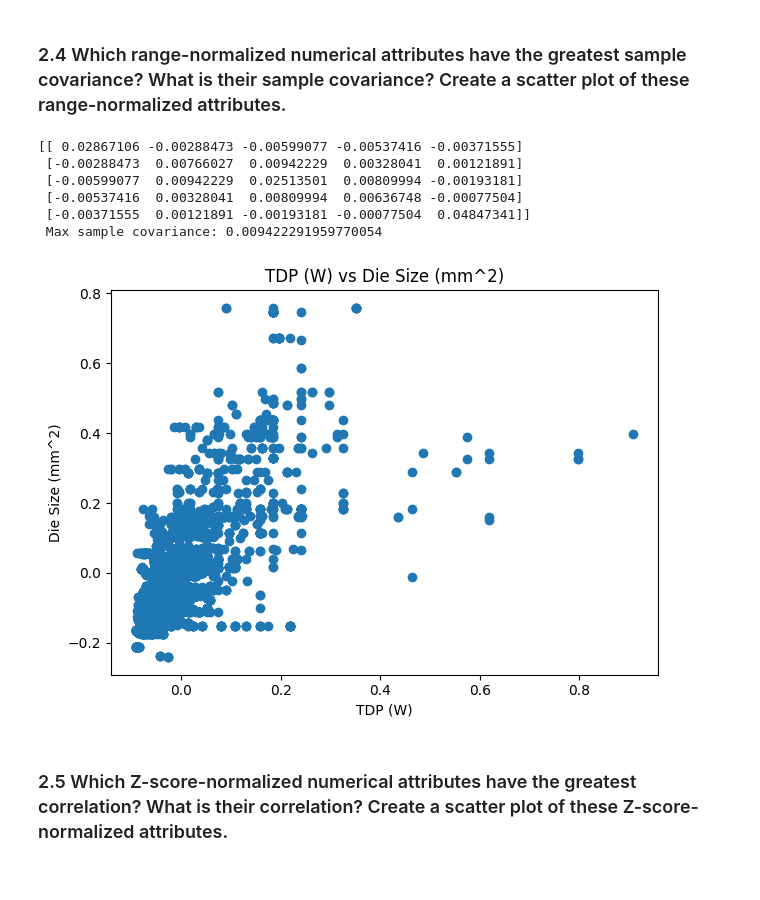
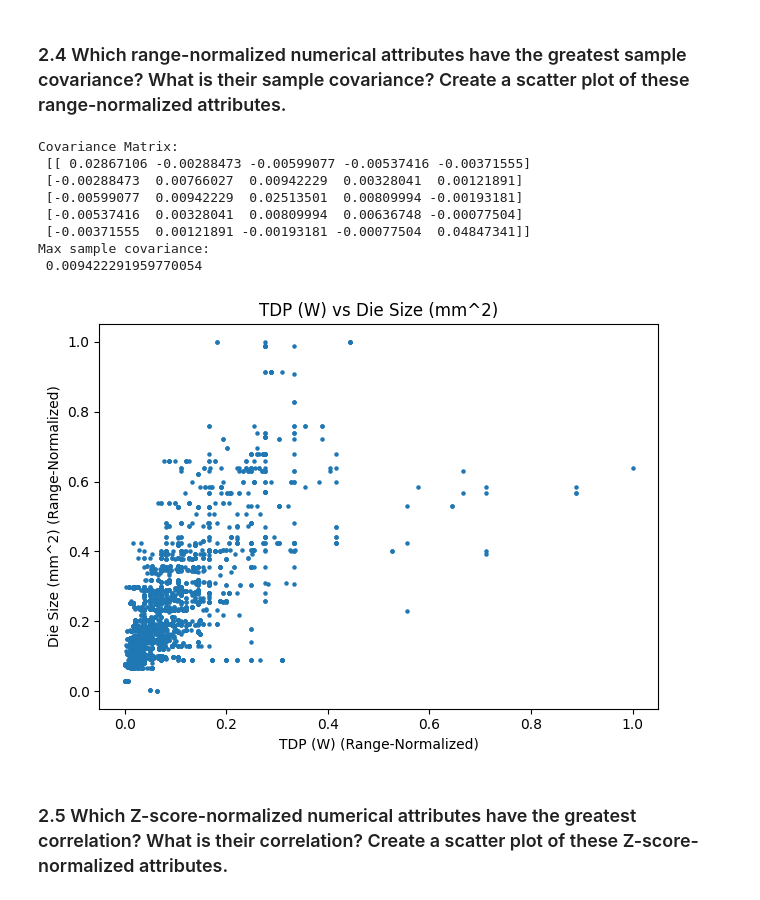
Before and after one commit to CodeAX2/csci-550-project1, a Jupyter notebook: Project1.ipynb, the cells around one changed output. Cells and saved outputs as stored; diff of their text form; code cells hidden in the pictures.

```diff
--- a/Project1.ipynb
+++ b/Project1.ipynb
@@ -144,29 +138,30 @@ for i in range(np.shape(np_df)[1]):
 # %%
 from sklearn.preprocessing import MinMaxScaler
 import copy
 normalized_df = MinMaxScaler().fit_transform(np_df)
-normalized_df = normalized_df - np.mean(normalized_df,axis=0)
 cov_matrix = np.cov(normalized_df.T)
 cov_only = copy.copy(cov_matrix); np.fill_diagonal(cov_only,0)
 max_cov = cov_matrix.flat[np.abs(cov_only).argmax()]
-print(cov_matrix,"\n Max sample covariance:",max_cov)
+print("Covariance Matrix:\n",cov_matrix,"\nMax sample covariance:\n",max_cov)
 x,y = np.where(abs(cov_matrix) == max_cov)[0]
 
-Title = titles[x]+" vs "+titles[y]
+Title = titles[x] + " vs " + titles[y]
 plt.figure()
-plt.scatter(normalized_df[:,x],normalized_df[:,y])
-plt.title(Title);plt.xlabel(titles[x]);plt.ylabel(titles[y])
+plt.scatter(normalized_df[:,x],normalized_df[:,y],s=5)
+plt.title(Title);plt.xlabel(titles[x] + " (Range-Normalized)");plt.ylabel(titles[y] + " (Range-Normalized)")
 plt.tight_layout()
 plt.show()
 plt.close()
 # %% [output]
-[[ 0.02867106 -0.00288473 -0.00599077 -0.00537416 -0.00371555]
+Covariance Matrix:
+ [[ 0.02867106 -0.00288473 -0.00599077 -0.00537416 -0.00371555]
  [-0.00288473  0.00766027  0.00942229  0.00328041  0.00121891]
  [-0.00599077  0.00942229  0.02513501  0.00809994 -0.00193181]
  [-0.00537416  0.00328041  0.00809994  0.00636748 -0.00077504]
  [-0.00371555  0.00121891 -0.00193181 -0.00077504  0.04847341]]
- Max sample covariance: 0.009422291959770054
+Max sample covariance:
+ 0.009422291959770054
-[figure, old version]
+[figure, new version]
 # %% [markdown]
 ### 2.5 Which Z-score-normalized numerical attributes have the greatest correlation? What is their correlation? Create a scatter plot of these Z-score-normalized attributes.
 # %%
```
Also changed, not shown: parts of 32 cells of this notebook, 2 other files.
